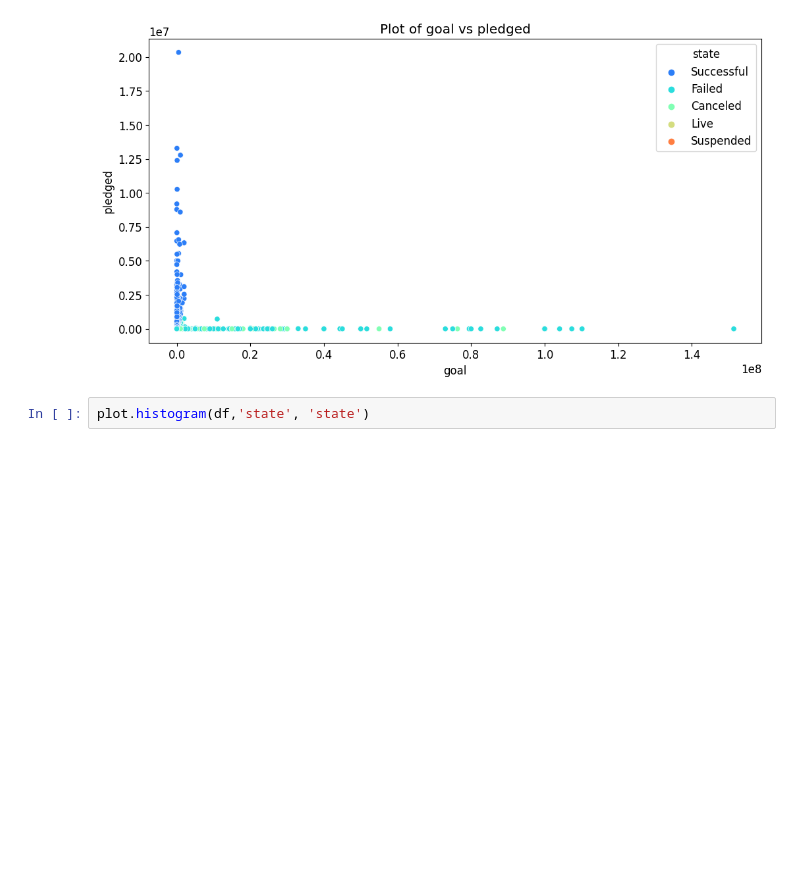
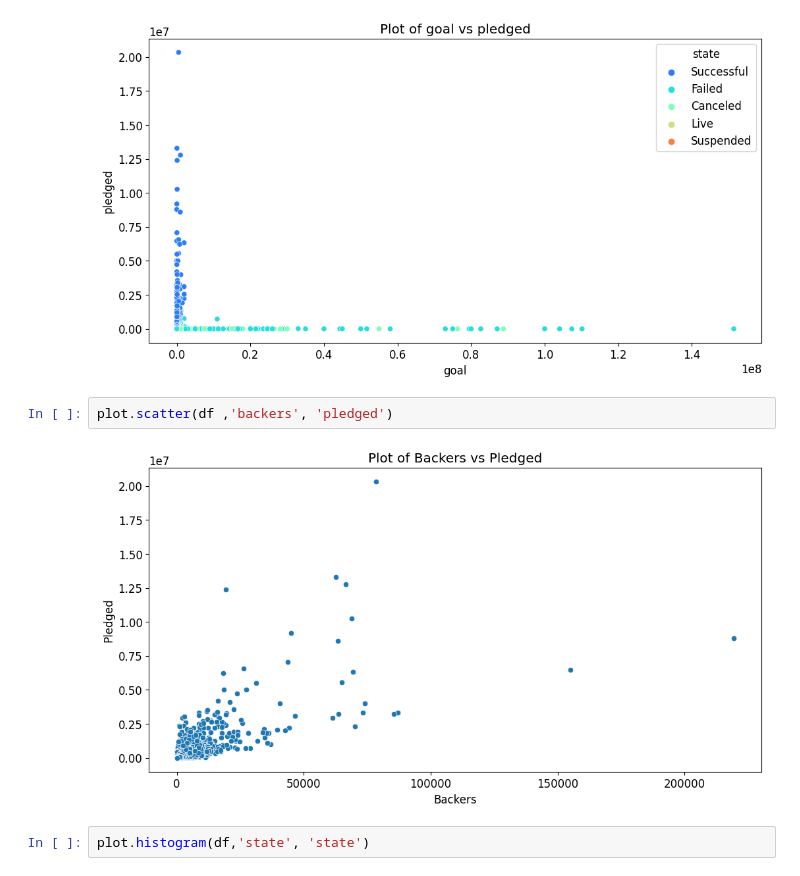
Before and after one commit to TorstenChandler/kickstarter_project, a Jupyter notebook: EDA_Monali.ipynb, the cells around one changed output. Cells and saved outputs as stored; diff of their text form; blank space fills up the shorter version.

```diff
--- a/EDA_Monali.ipynb
+++ b/EDA_Monali.ipynb
@@ -164,6 +166,10 @@ plot.scatter(df ,'goal', 'pledged', 'state', "goal", "pledged")
 #Higher goals are Cancelled or Unsucessful
 # %% [output]
 [figure]
+# %%
+plot.scatter(df ,'backers', 'pledged')
+# %% [output]
+[figure, added]
 # %%
 plot.histogram(df,'state', 'state')
 # %% [output]
```
Also changed, not shown: parts of 5 cells of this notebook, 3 other files.
